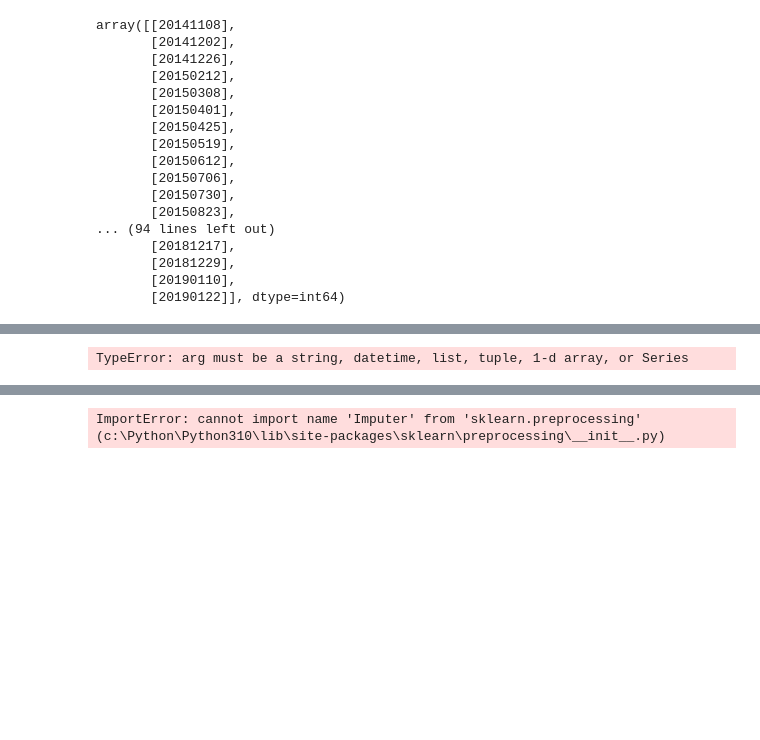
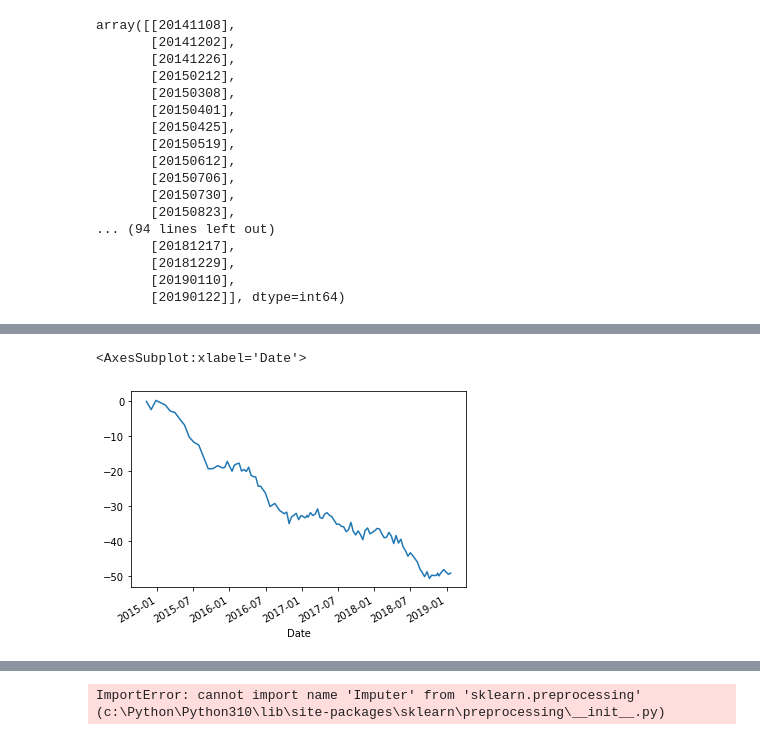
Before and after one commit to JayUpadhyayCS/DSFellowship, a Jupyter notebook: 06292022.ipynb, the cells around one changed output, grey strips where cells are left out. Cells and saved outputs as stored; diff of their text form; code cells hidden in the pictures; blank space fills up the shorter version.

```diff
--- a/06292022.ipynb
+++ b/06292022.ipynb
@@ -81,6 +97,10 @@ array([[20141108],
 # %%
 from datetime import timedelta
 import calendar
-pd.to_datetime(df.iloc[:, 0:1].values, format='%Y%m%d')
+df.index=pd.to_datetime(df['Date'], format='%Y%m%d')
-# %% [output]
-TypeError: arg must be a string, datetime, list, tuple, 1-d array, or Series
+# %%
+temp=df['Disp']
+temp.plot()
+# %% [output]
+<AxesSubplot:xlabel='Date'>
+[figure, added]
```
Also changed, not shown: parts of 3 cells of this notebook, 4 other files.
